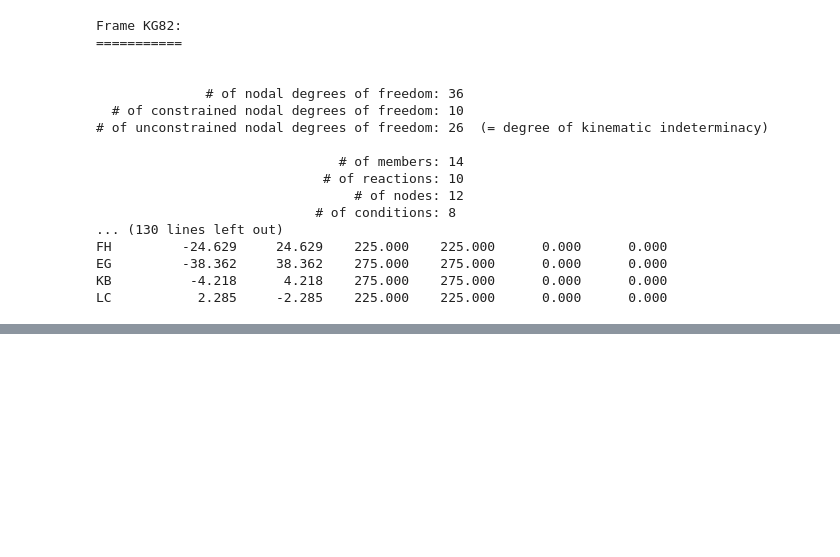
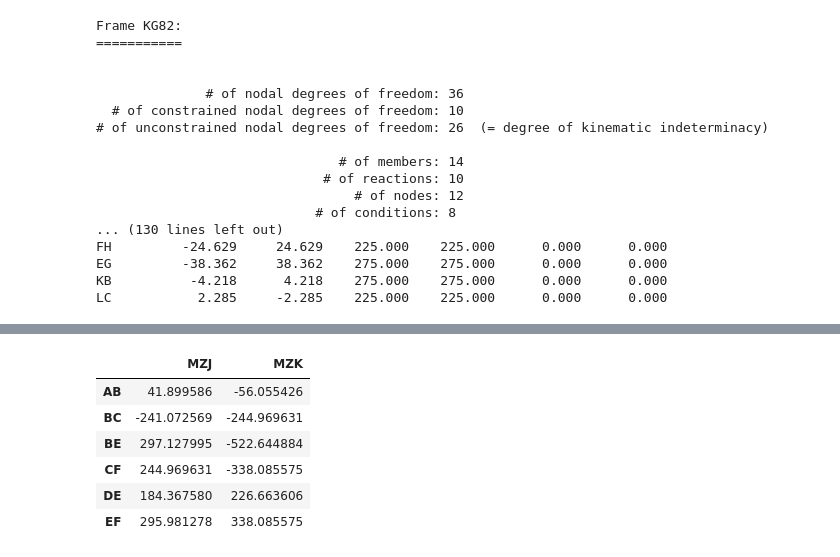
Before and after one commit to nholtz/structural-analysis, a Jupyter notebook: matrix-methods/frame2d-v04/ZZ-test-KG82.ipynb, the cells around one changed output, grey strips where cells are left out. Drawn from its saved outputs; the diff is of its cells as text; code cells hidden in the pictures; blank space fills up the shorter version.

```diff
--- a/matrix-methods/frame2d-v04/ZZ-test-KG82.ipynb
+++ b/matrix-methods/frame2d-v04/ZZ-test-KG82.ipynb
@@ -50,0 +75,13 @@ f.show()
+# %%
+HERE = pd.DataFrame([(m.id,ef.m2/1e6,ef.m5/1e6)
+                     for m,ef in R.member_efs.items()],columns=['ID','MZJ','MZK']).set_index(['ID'])
+HERE = HERE.ix[BOOK.index]
+HERE
+# %% [output]
+|  | MZJ | MZK |
+| AB | 41.899586 | -56.055426 |
+| BC | -241.072569 | -244.969631 |
+| BE | 297.127995 | -522.644884 |
+| CF | 244.969631 | -338.085575 |
+| DE | 184.367580 | 226.663606 |
+| EF | 295.981278 | 338.085575 |
```
Also changed, not shown: parts of 20 cells of this notebook, 4 other files.
